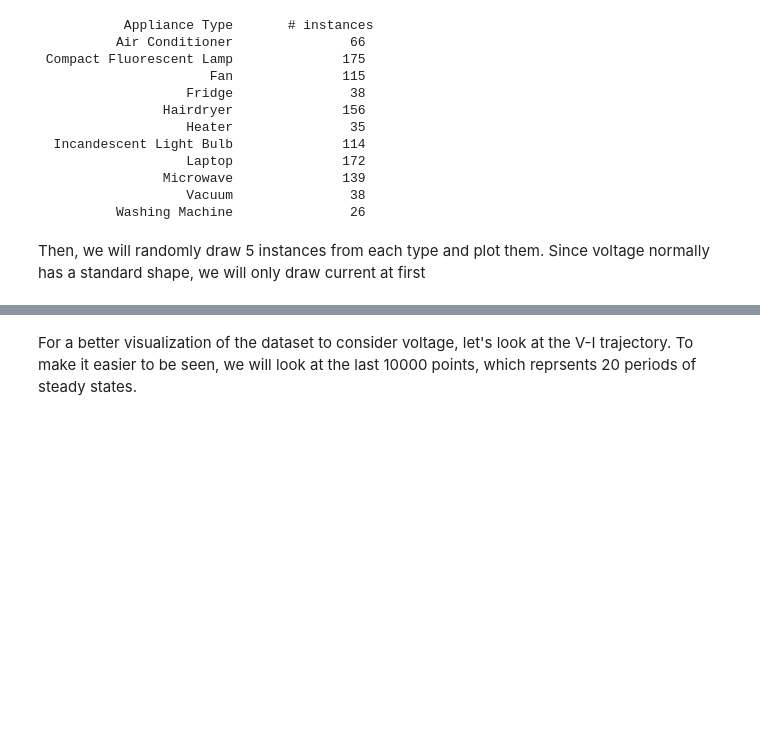
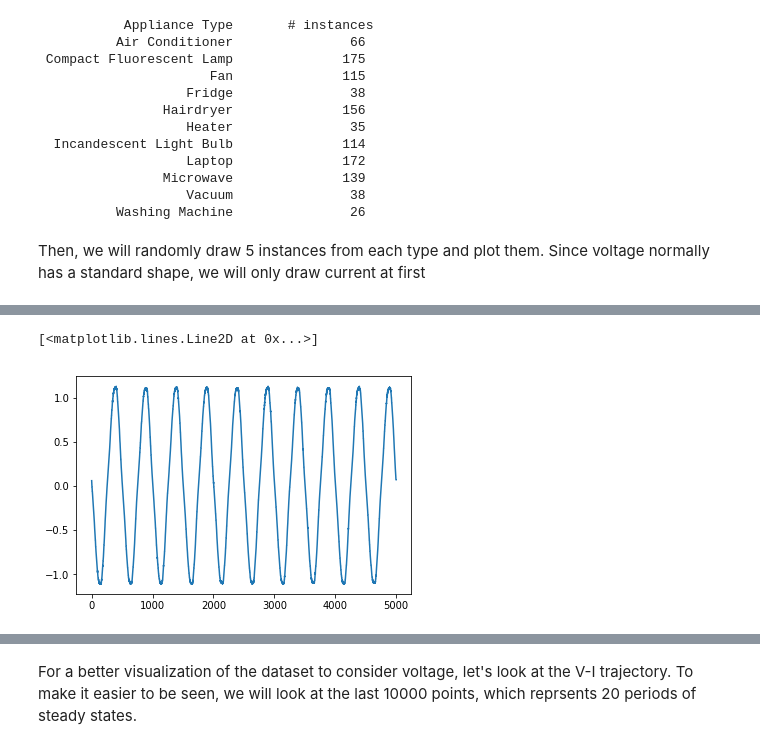
Before and after one commit to marioberges/F17-12-752, a Jupyter notebook: lectures/Lecture_8_PLAID.ipynb, the cells around one changed output, grey strips where cells are left out. Drawn from its saved outputs; the diff is of its cells as text; code cells hidden in the pictures; blank space fills up the shorter version.

```diff
--- a/lectures/Lecture_8_PLAID.ipynb
+++ b/lectures/Lecture_8_PLAID.ipynb
@@ -196,3 +207,8 @@ for (ii,t) in enumerate(Unq_type):
+# %%
+plt.plot(t_data['Air Conditioner'][162]['current'][-5000:])
+# %% [output]
+[<matplotlib.lines.Line2D at 0x...>]
+[figure, added]
 # %%
 # plot current
 fig = plt.figure(figsize=(10,20))
```
Also changed, not shown: parts of 9 cells of this notebook, 4 other files.
